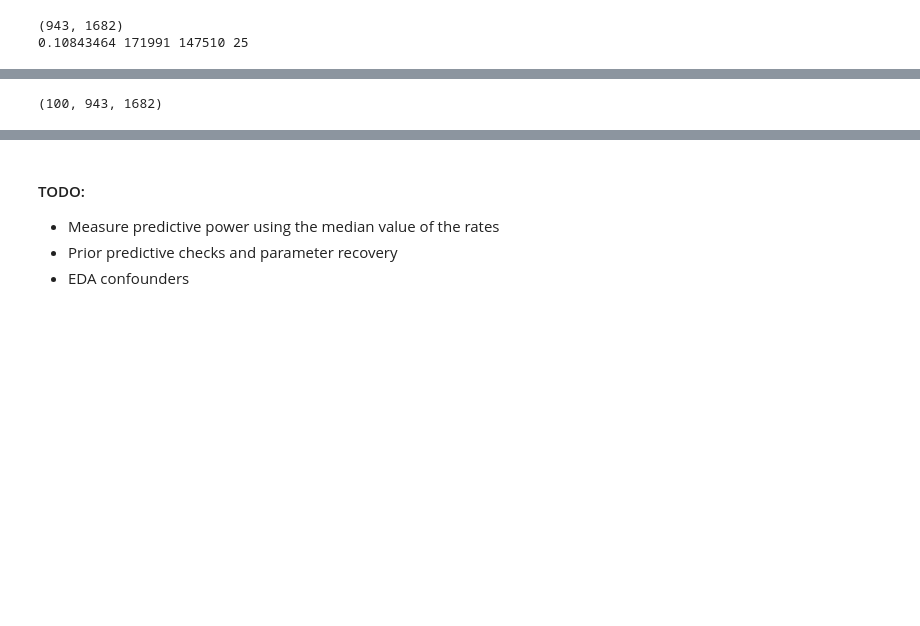
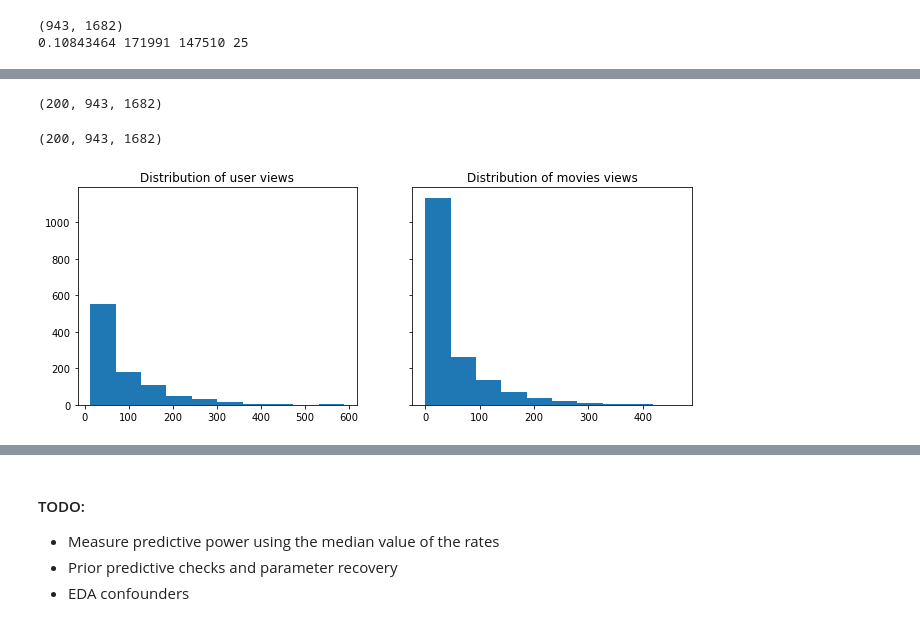
Before and after one commit to RaulPL/deconfounded_recommender, a Jupyter notebook: dec_recommender.ipynb, the cells around one changed output, grey strips where cells are left out. Saved outputs shown, nothing was run; the diff lists cells and outputs as text; code cells hidden in the pictures; blank space fills up the shorter version.

```diff
--- a/dec_recommender.ipynb
+++ b/dec_recommender.ipynb
@@ -217,6 +216,7 @@ Posterior predictive checks
 # %%
+# SVI rates
 post_predictive = Predictive(
-    hpf_model, guide=hpf_guide, params=svi_params, num_samples=100,
+    hpf_model, guide=hpf_guide, params=svi_params, num_samples=200,
     return_sites=['rates']
 )
 posterior = post_predictive(
@@ -225,9 +225,21 @@ posterior = post_predictive(
 )
 rates = posterior['rates']
 print(rates.shape)
-posterior_samples = rng_np.poisson(rates)
 # %% [output]
-(100, 943, 1682)
+(200, 943, 1682)
+# %%
+posterior_samples = rng_np.poisson(rates)
+posterior_samples.shape
+# %% [output]
+(200, 943, 1682)
+# %%
+fig, axs = plt.subplots(ncols=2, figsize=(11, 4), sharey=True)
+_, bins_user, _ = axs[0].hist(exposure_train.sum(axis=1), bins=10)
+axs[0].set(title='Distribution of user views');
+_, bins_movie, _ = axs[1].hist(exposure_train.sum(axis=0), bins=10)
+axs[1].set(title='Distribution of movies views');
+# %% [output]
+[figure, added]
 # %%
 colors = [
     '#c7e9c0','#a1d99b','#74c476','#31a354', '#006d2c',
```
Also changed, not shown: parts of 11 cells of this notebook.
